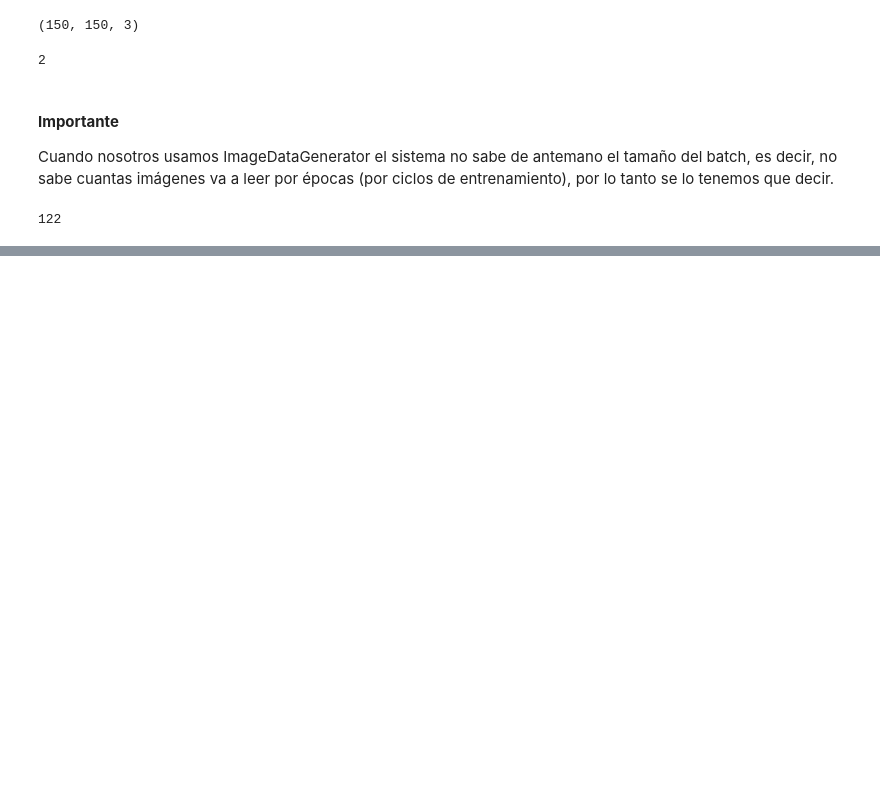
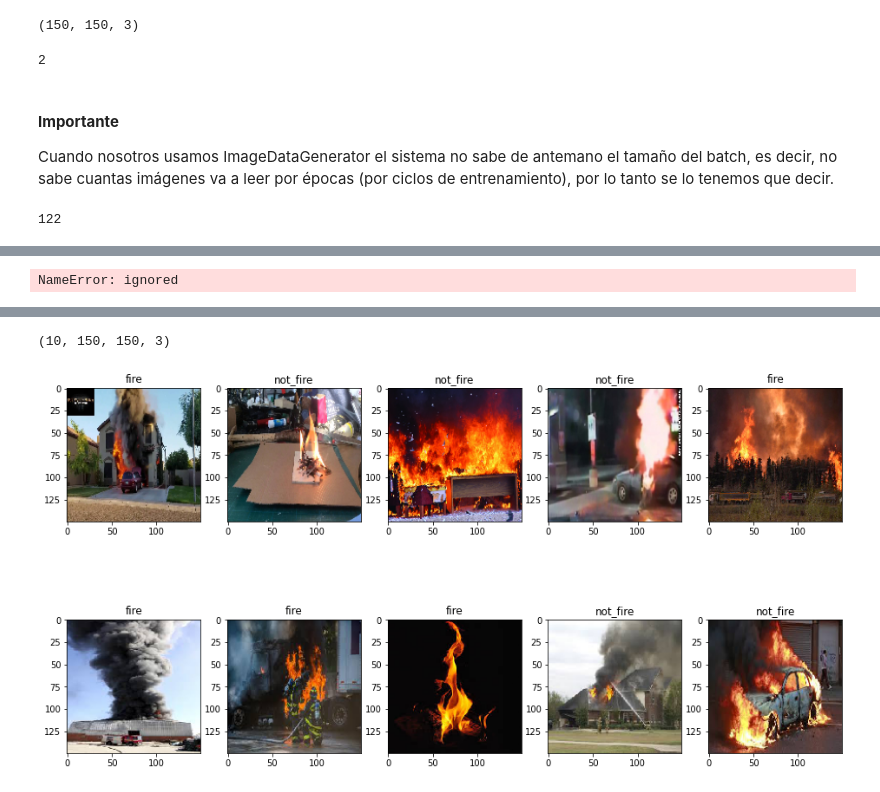
Before and after one commit to eotorresmolina/analytics_python_project, a Jupyter notebook: whats_burning.ipynb, the cells around one changed output, grey strips where cells are left out. Saved outputs shown, nothing was run; the diff lists cells and outputs as text; code cells hidden in the pictures; blank space fills up the shorter version.

```diff
--- a/whats_burning.ipynb
+++ b/whats_burning.ipynb
@@ -486,0 +588,3 @@ plt.show()
+# %%
+y_hat_1 = np.argmax(y_hat_prob_1, axis=1)
+y_hat_1
@@ -490,12 +612,33 @@ plt.show()
     <img src="https://github.com/eotorresmolina/analytics_python/blob/main/images/Pipeline5.png?raw=true"
          width=1000 aling="middle">
 </div>
+# %%
+# Calcular la exactitud (accuracy)
+from sklearn.metrics import accuracy_score
+accuracy_score(y_test, y_hat)
+# %% [output]
+NameError: ignored
 # %% [markdown]
 # Aplicación del Modelo.
 <div align="center">
     <img src="https://github.com/eotorresmolina/analytics_python/blob/main/images/Pipeline6.png?raw=true"
          width=1000 aling="middle">
 </div>
+# %%
+batch_test = test_generator.next()
+batch_test.shape
+# %% [output]
+(10, 150, 150, 3)
+# %%
+fig = plt.figure(figsize=(16, 9))
+for i in range(10):
+  ax = fig.add_subplot(2, 5, i+1)
+  ax.imshow(batch_test[i])
+  tipo_clase = y_hat_1[i]
+  ax.set_title(index_to_classes[tipo_clase])
+plt.show()
+# %% [output]
+[figure, added]
 # %% [markdown]
 # Conclusiones.
 <div align="center">
```
Also changed, not shown: parts of 20 cells of this notebook.
